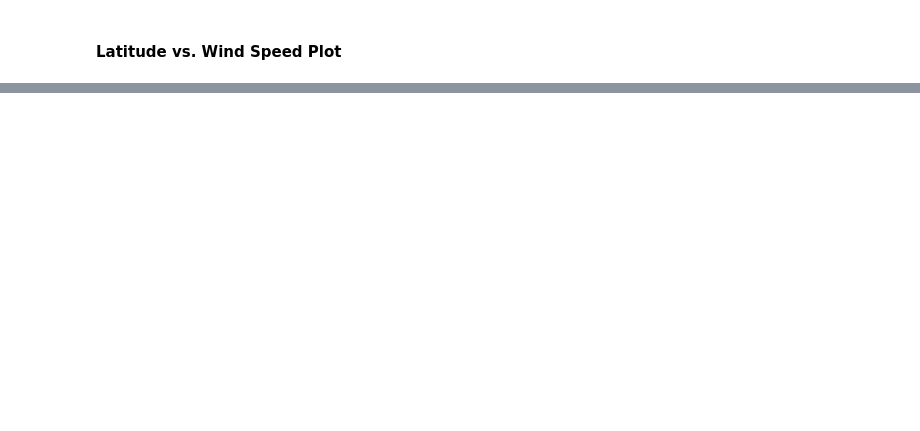
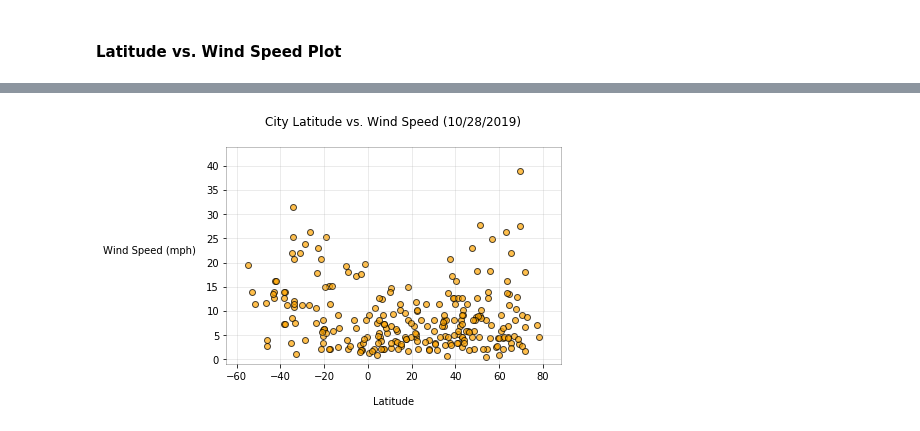
Before and after one commit to scottinsactown/Python-API-Worldwide-Weather, a Jupyter notebook: Weatherpy/WeatherPy.ipynb, the cells around one changed output, grey strips where cells are left out. Cells and saved outputs as stored; diff of their text form; code cells hidden in the pictures; blank space fills up the shorter version.

```diff
--- a/Weatherpy/WeatherPy.ipynb
+++ b/Weatherpy/WeatherPy.ipynb
@@ -212,0 +252,24 @@ plt.savefig("Lat_vs_Max_temp.png")
+# %%
+# Create plot
+fig, ax = plt.subplots()
+x_axis= weather_data['Lat']
+y_axis= weather_data['Wind Speed']
+plt.scatter(x_axis,y_axis, marker ="o", facecolors ="orange",edgecolors='black',alpha=.7)
+plt.xlim(min(x_axis)-10,max(x_axis)+10)
+plt.ylim(0-1,max(y_axis)+5)
+
+# Add chart elements
+plt.grid(alpha=.3)
+plt.title(f"City Latitude vs. Wind Speed ({weather_date.strftime('%m/%d/%Y')})\n",weight='medium')
+plt.xlabel("\nLatitude")
+plt.ylabel("Wind Speed (mph)  ",ha='right',rotation =0)
+
+# Additional viz adjustments
+ax.spines['top'].set_alpha(alpha=.3)
+ax.spines['right'].set_alpha(alpha=.3)
+ax.spines['left'].set_alpha(alpha=.3)
+ax.spines['bottom'].set_alpha(alpha=.3)
+
+plt.savefig("Lat_vs_Wind.png")
+# %% [output]
+[figure, added]
```
Also changed, not shown: parts of 5 cells of this notebook.
